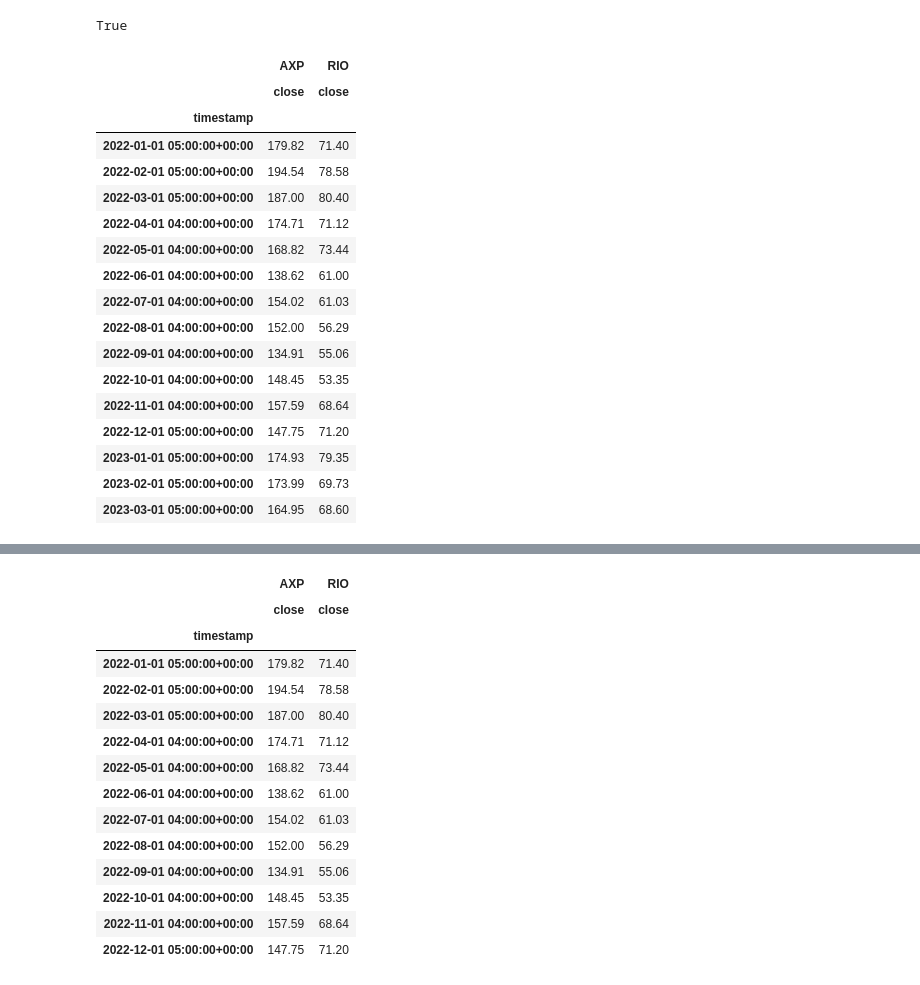
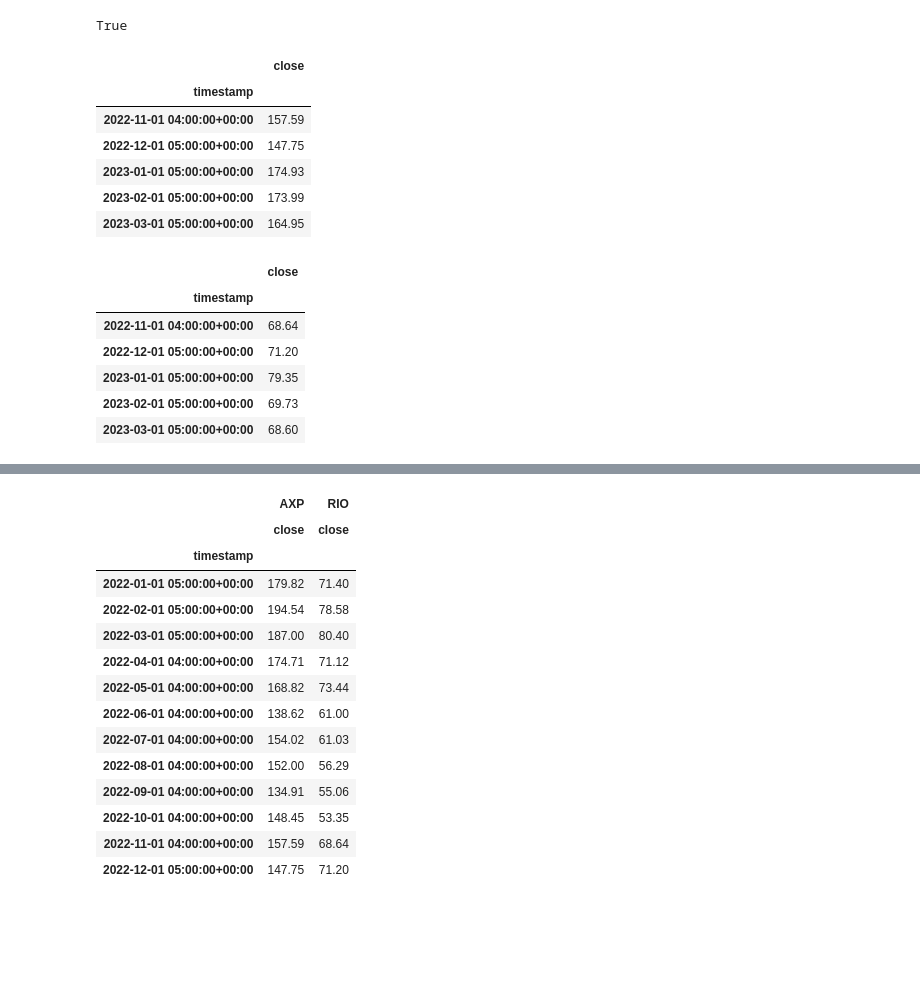
Before and after one commit to Damien-Nguyen/Analysis-of-Optimal-Investment-Portfolio, a Jupyter notebook: Rio Tinto & Amex/Stock price data.ipynb, the cells around one changed output, grey strips where cells are left out. Saved outputs shown, nothing was run; the diff lists cells and outputs as text; code cells hidden in the pictures; blank space fills up the shorter version.

```diff
--- a/Rio Tinto & Amex/Stock price data.ipynb
+++ b/Rio Tinto & Amex/Stock price data.ipynb
@@ -22,47 +22,40 @@ start_d = pd.Timestamp("2022-01-01", tz="America/New_York").isoformat()
 end_d = pd.Timestamp("2023-03-31", tz="America/New_York").isoformat()
 
 tickers = ["AXP", "RIO"]
-
 timeframe = "1Month"
-
-df_portfolio = alpaca.get_bars(
-    tickers,
-    timeframe,
-    start = start_d,
-    end = end_d
-).df
-df_portfolio.drop('trade_count', axis=1, inplace=True)
-df_portfolio.drop('vwap', axis=1, inplace=True)
-
-df_portfolio = df_portfolio.drop(columns=["open","high","low","volume"])
-
-AXP = df_portfolio[df_portfolio['symbol']=='AXP'].drop('symbol', axis=1)
-RIO = df_portfolio[df_portfolio['symbol']=='RIO'].drop('symbol', axis=1)
-
-# Concatenate the ticker DataFrames
-df_portfolio = pd.concat([AXP, RIO], axis=1, keys=['AXP','RIO'])
-
-# check for NaN values
-df_portfolio.dropna()
-
-# Preview DataFrame
-df_portfolio
-# %% [output]
-|  | AXP | RIO |
-|  | close | close |
-| timestamp |  |  |
-| 2022-01-01 05:00:00+00:00 | 179.82 | 71.40 |
-| 2022-02-01 05:00:00+00:00 | 194.54 | 78.58 |
-| 2022-03-01 05:00:00+00:00 | 187.00 | 80.40 |
-| 2022-04-01 04:00:00+00:00 | 174.71 | 71.12 |
-| 2022-05-01 04:00:00+00:00 | 168.82 | 73.44 |
-| 2022-06-01 04:00:00+00:00 | 138.62 | 61.00 |
-| 2022-07-01 04:00:00+00:00 | 154.02 | 61.03 |
-| 2022-08-01 04:00:00+00:00 | 152.00 | 56.29 |
-| 2022-09-01 04:00:00+00:00 | 134.91 | 55.06 |
-| 2022-10-01 04:00:00+00:00 | 148.45 | 53.35 |
-| 2022-11-01 04:00:00+00:00 | 157.59 | 68.64 |
-| 2022-12-01 05:00:00+00:00 | 147.75 | 71.20 |
-| 2023-01-01 05:00:00+00:00 | 174.93 | 79.35 |
-| 2023-02-01 05:00:00+00:00 | 173.99 | 69.73 |
-| 2023-03-01 05:00:00+00:00 | 164.95 | 68.60 |
+# %%
+AXP=alpaca.get_bars(
+    "AXP",
+    timeframe,
+    start=start_d,
+    end=end_d
+).df
+
+AXP=pd.DataFrame(AXP["close"])
+AXP.tail()
+# %% [output]
+|  | close |
+| timestamp |  |
+| 2022-11-01 04:00:00+00:00 | 157.59 |
+| 2022-12-01 05:00:00+00:00 | 147.75 |
+| 2023-01-01 05:00:00+00:00 | 174.93 |
+| 2023-02-01 05:00:00+00:00 | 173.99 |
+| 2023-03-01 05:00:00+00:00 | 164.95 |
+# %%
+RIO=alpaca.get_bars(
+    "RIO",
+    timeframe,
+    start=start_d,
+    end=end_d
+).df
+
+RIO=pd.DataFrame(RIO["close"])
+RIO.tail()
+# %% [output]
+|  | close |
+| timestamp |  |
+| 2022-11-01 04:00:00+00:00 | 68.64 |
+| 2022-12-01 05:00:00+00:00 | 71.20 |
+| 2023-01-01 05:00:00+00:00 | 79.35 |
+| 2023-02-01 05:00:00+00:00 | 69.73 |
+| 2023-03-01 05:00:00+00:00 | 68.60 |
```
Also changed, not shown: parts of 7 cells of this notebook, 2 other files.
